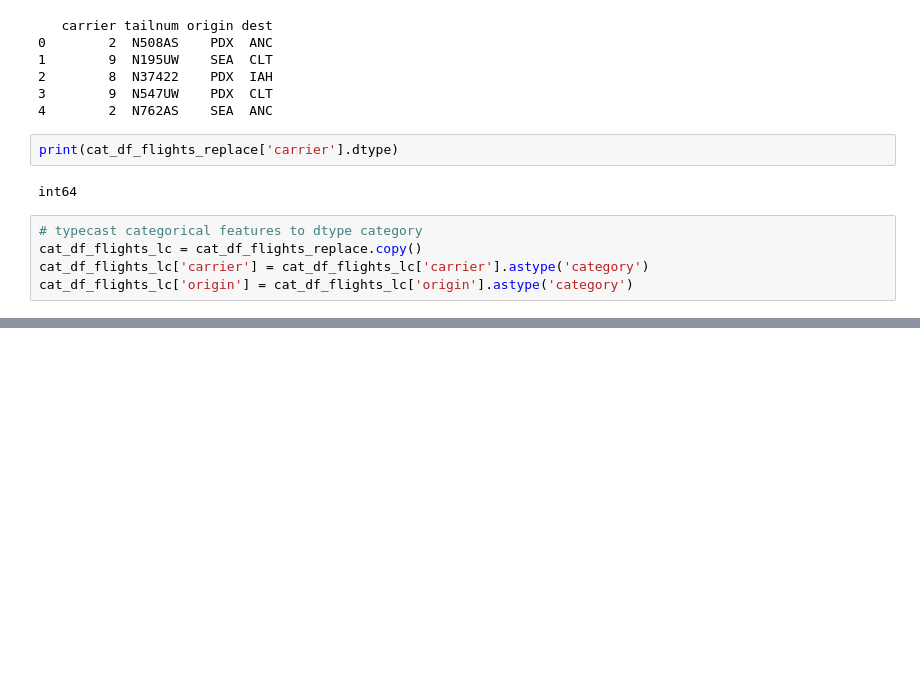
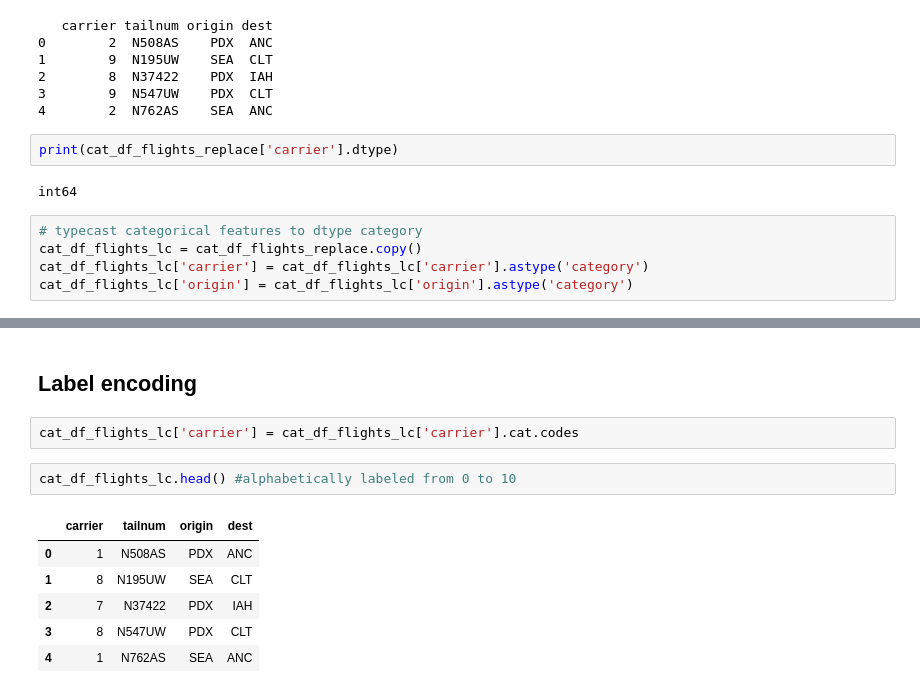
Before and after one commit to davideliason/DM4BA_Personal_Practice, a Jupyter notebook: Flights_DA_EDA.ipynb, the cells around one changed output, grey strips where cells are left out. Cells and saved outputs as stored; diff of their text form; blank space fills up the shorter version.

Commit message:
label encoding for categorical value

```diff
--- a/Flights_DA_EDA.ipynb
+++ b/Flights_DA_EDA.ipynb
@@ -155,0 +164,13 @@ cat_df_flights_lc['origin'] = cat_df_flights_lc['origin'].astype('category')
+# %% [markdown]
+## Label encoding
+# %%
+cat_df_flights_lc['carrier'] = cat_df_flights_lc['carrier'].cat.codes
+# %%
+cat_df_flights_lc.head() #alphabetically labeled from 0 to 10
+# %% [output]
+|  | carrier | tailnum | origin | dest |
+| 0 | 1 | N508AS | PDX | ANC |
+| 1 | 8 | N195UW | SEA | CLT |
+| 2 | 7 | N37422 | PDX | IAH |
+| 3 | 8 | N547UW | PDX | CLT |
+| 4 | 1 | N762AS | SEA | ANC |
```
Also changed, not shown: parts of 1 cell of this notebook.
